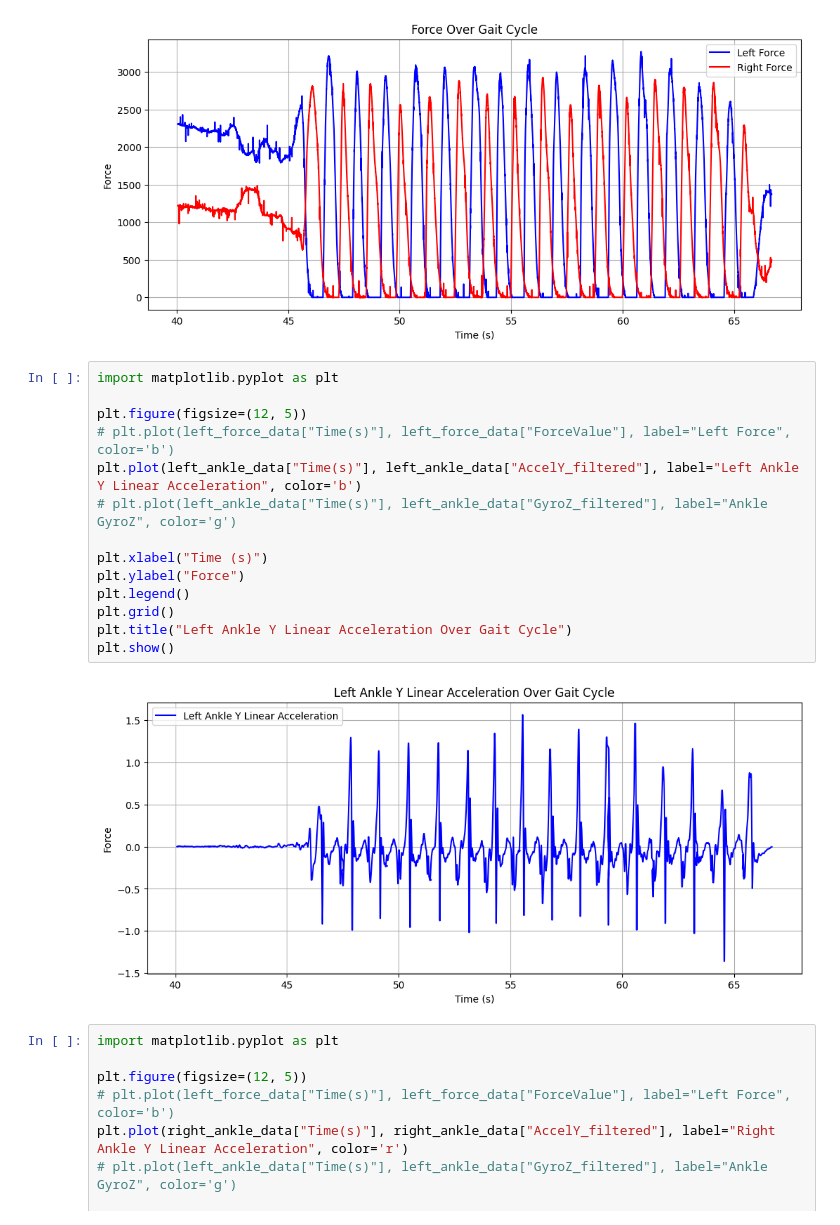
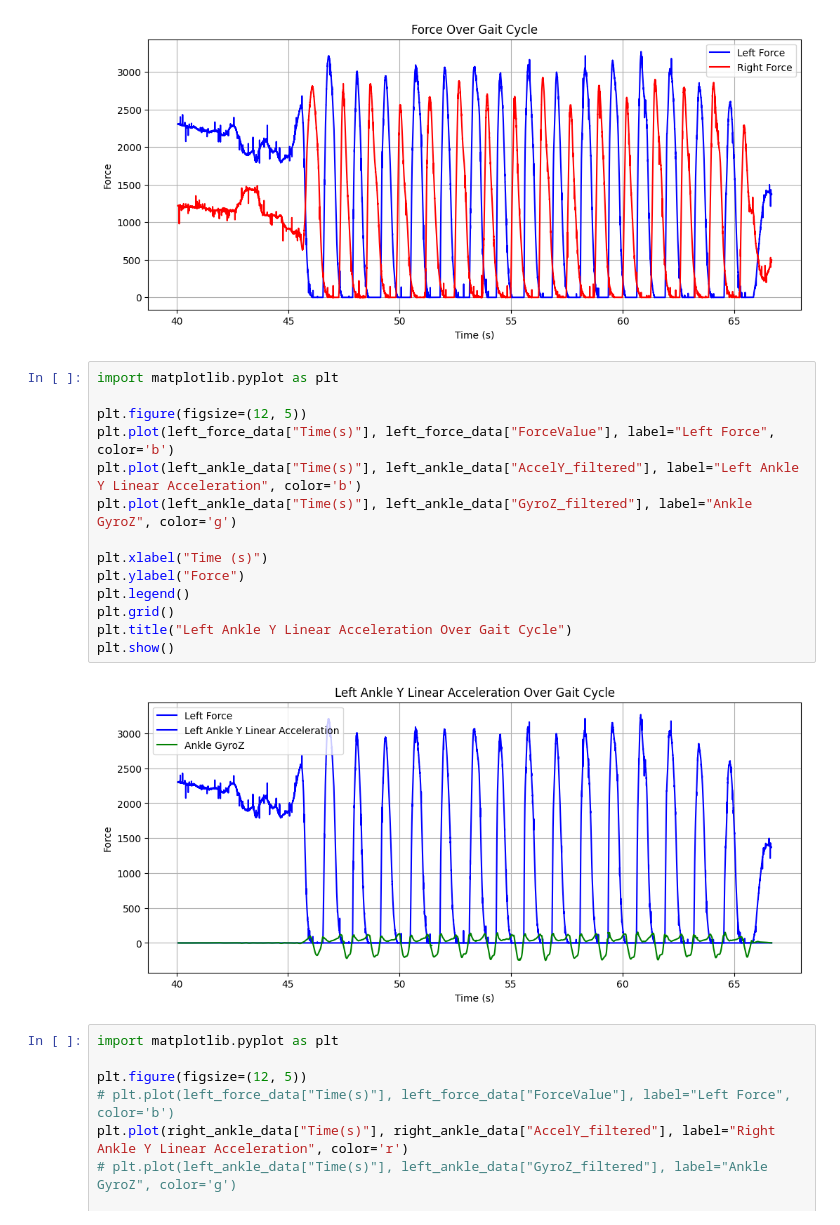
Before and after one commit to manoj1749/gait-research, a Jupyter notebook: Base-Research/Datasets/New_Dataset_before_2nd_review/18-3-15/analysis.ipynb, the cells around one changed output. Cells and saved outputs as stored; diff of their text form.

```diff
--- a/Base-Research/Datasets/New_Dataset_before_2nd_review/18-3-15/analysis.ipynb
+++ b/Base-Research/Datasets/New_Dataset_before_2nd_review/18-3-15/analysis.ipynb
@@ -503,19 +484,19 @@ plt.show()
 # %%
 import matplotlib.pyplot as plt
 
 plt.figure(figsize=(12, 5))
-# plt.plot(left_force_data["Time(s)"], left_force_data["ForceValue"], label="Left Force", color='b')
+plt.plot(left_force_data["Time(s)"], left_force_data["ForceValue"], label="Left Force", color='b')
 plt.plot(left_ankle_data["Time(s)"], left_ankle_data["AccelY_filtered"], label="Left Ankle Y Linear Acceleration", color='b')
-# plt.plot(left_ankle_data["Time(s)"], left_ankle_data["GyroZ_filtered"], label="Ankle GyroZ", color='g')
+plt.plot(left_ankle_data["Time(s)"], left_ankle_data["GyroZ_filtered"], label="Ankle GyroZ", color='g')
 
 plt.xlabel("Time (s)")
 plt.ylabel("Force")
 plt.legend()
 plt.grid()
 plt.title("Left Ankle Y Linear Acceleration Over Gait Cycle")
 plt.show()
 # %% [output]
-[figure, old version]
+[figure, new version]
 # %%
 import matplotlib.pyplot as plt
 
```
Also changed, not shown: parts of 2 cells of this notebook, 2 other files.
